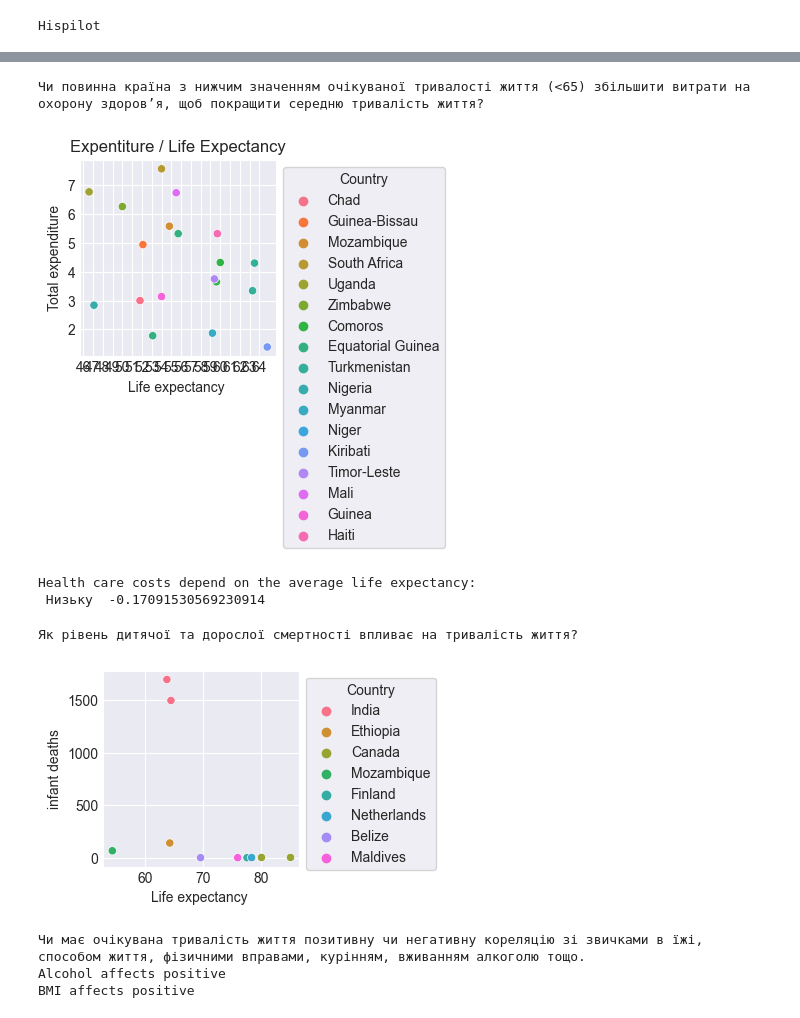
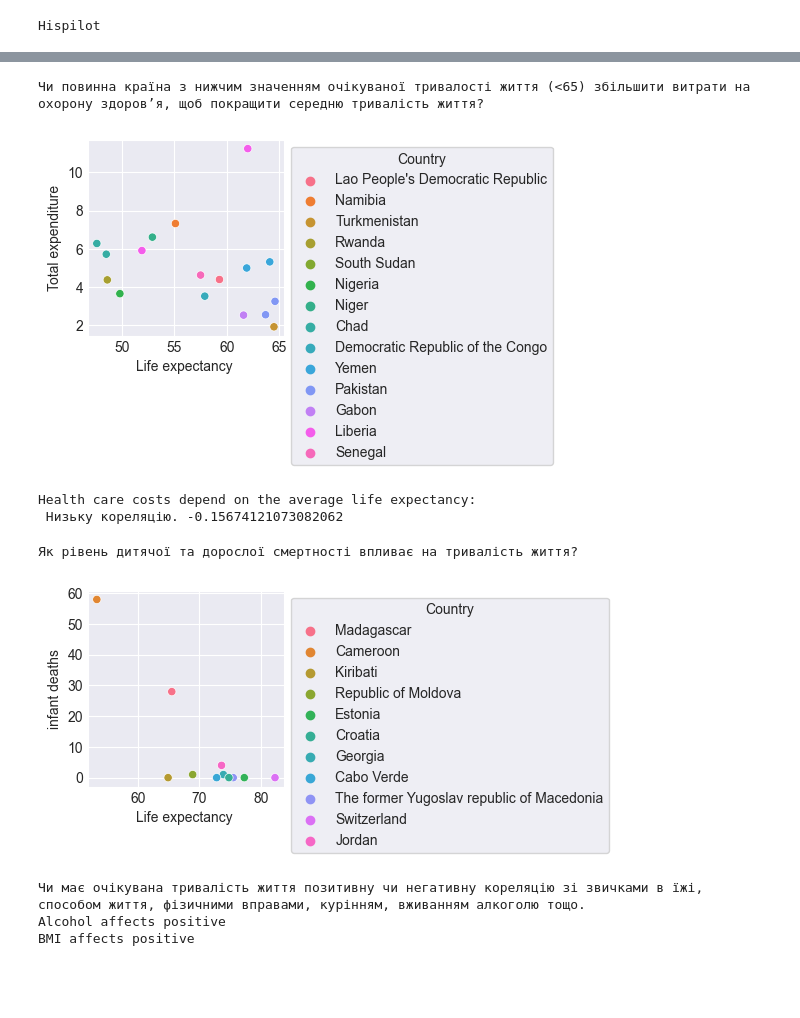
Before and after one commit to PrinceVIS/IADlabsPP32, a Jupyter notebook: Laba3/Laba3.ipynb, the cells around one changed output, grey strips where cells are left out. Cells and saved outputs as stored; diff of their text form; code cells hidden in the pictures; blank space fills up the shorter version.

```diff
--- a/Laba3/Laba3.ipynb
+++ b/Laba3/Laba3.ipynb
@@ -208,5 +186,0 @@ Percentage expenditure дисперсія:  4585263.5719384
-# %%
-plot.figure(figsize=(4, 4))
-plot.style.use('_mpl-gallery')
-dataset3= data.dropna(subset=['Life expectancy ', 'Schooling'])
-sb.scatterplot(data=dataset3, x="Life expectancy ", y="Schooling", hue="Status", style="Status")
@@ -268,37 +223,37 @@ Schooling  Висока  0.7545033014091087
 # %%
 print('Чи повинна країна з нижчим значенням очікуваної тривалості життя (<65) збільшити витрати на охорону здоров’я, щоб покращити середню тривалість життя?')
 lessThan65 = data[data['Life expectancy ']<65]
 lessThan65_example = lessThan65.sample(n = 20)
-fig, ax = plot.subplots()
-plot.title("Life Expectancy")
-ax.set_xticks(nmp.arange(20, 65))
-ax = sb.scatterplot(lessThan65_example, x='Life expectancy ', y ='Total expenditure', hue = 'Country', )
-sb.move_legend(ax, "upper left", bbox_to_anchor=(1, 1))
+statistic = sb.scatterplot(lessThan65_example, x='Life expectancy ', y ='Total expenditure', hue = 'Country')
+sb.move_legend(statistic, "upper left", bbox_to_anchor=(1, 1))
 plot.show()
 
-lessThan65cor = lessThan65['Total expenditure'].corr(lessThan65['Life expectancy '])
+less65cor = lessThan65['Total expenditure'].corr(lessThan65['Life expectancy '])
 print("Health care costs depend on the average life expectancy:")
-if(-0.09<=lessThan65cor<=0 or 0<= lessThan65cor<=0.09): print(" Кореляція відсутня ", lessThan65cor)
-if(-0.3<lessThan65cor<=-0.1or 0.1<=lessThan65cor<0.3): print(" Низьку ", lessThan65cor)
-if(-0.5<lessThan65cor<=-0.3or 0.3<=lessThan65cor<0.5): print( " Середню ", lessThan65cor)
-if(-1<=lessThan65cor<=-0.5 or 0.5<=lessThan65cor<=1): print( " Високу ", lessThan65cor)
+if(-0.09<=less65cor<=0 or 0<= less65cor<=0.09): print(" Кореляція відсутня ", less65cor)
+
+if(-0.3<less65cor<=-0.1or 0.1<=less65cor<0.3): print(" Низьку кореляцію.", less65cor)
+
+if(-0.5<less65cor<=-0.3or 0.3<=less65cor<0.5): print( " Середню кореляцію", less65cor)
+
+if(-1<=less65cor<=-0.5 or 0.5<=less65cor<=1): print( " Високу кореляцію", less65cor)
 # %% [output]
 Чи повинна країна з нижчим значенням очікуваної тривалості життя (<65) збільшити витрати на охорону здоров’я, щоб покращити середню тривалість життя?
-[figure, old version]
+[figure, new version]
 Health care costs depend on the average life expectancy:
- Низьку  -0.17091530569230914
+ Низьку кореляцію. -0.15674121073082062
 # %%
 print('Як рівень дитячої та дорослої смертності впливає на тривалість життя?')
 # %% [output]
 Як рівень дитячої та дорослої смертності впливає на тривалість життя?
 # %%
-fewCountries =data.sample(n = 10)
+fewCountries =data.sample(n = 12)
 fig, x= plot.subplots()
 x = sb.scatterplot(fewCountries, x='Life expectancy ', y ='infant deaths', hue = 'Country')
 sb.move_legend(x, "upper left", bbox_to_anchor=(1, 1))
 plot.show()
 # %% [output]
-[figure, old version]
+[figure, new version]
 # %%
 print('Чи має очікувана тривалість життя позитивну чи негативну кореляцію зі звичками в їжі, способом життя, фізичними вправами, курінням, вживанням алкоголю тощо.')
 
```
Also changed, not shown: parts of 12 cells of this notebook, 1 other file.
